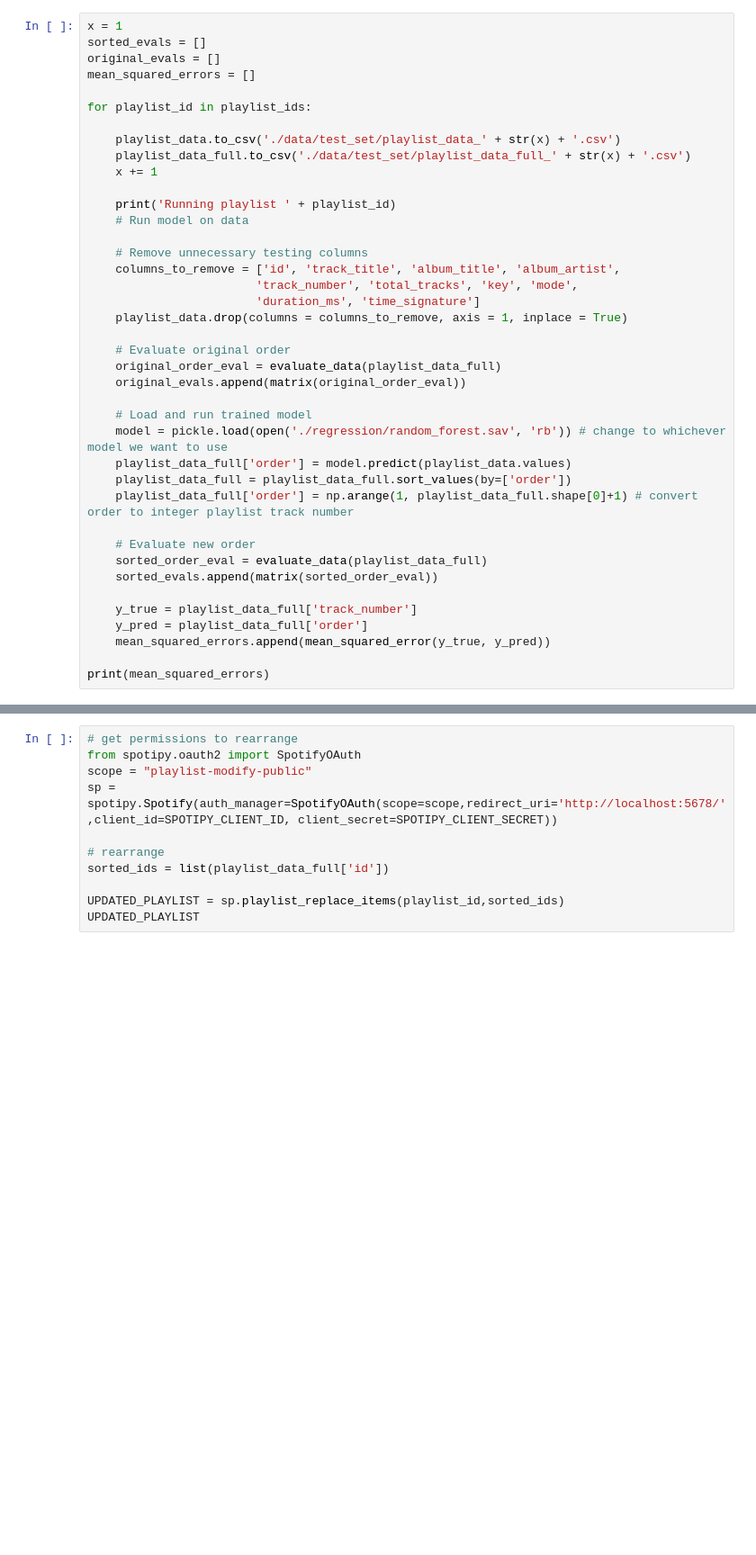
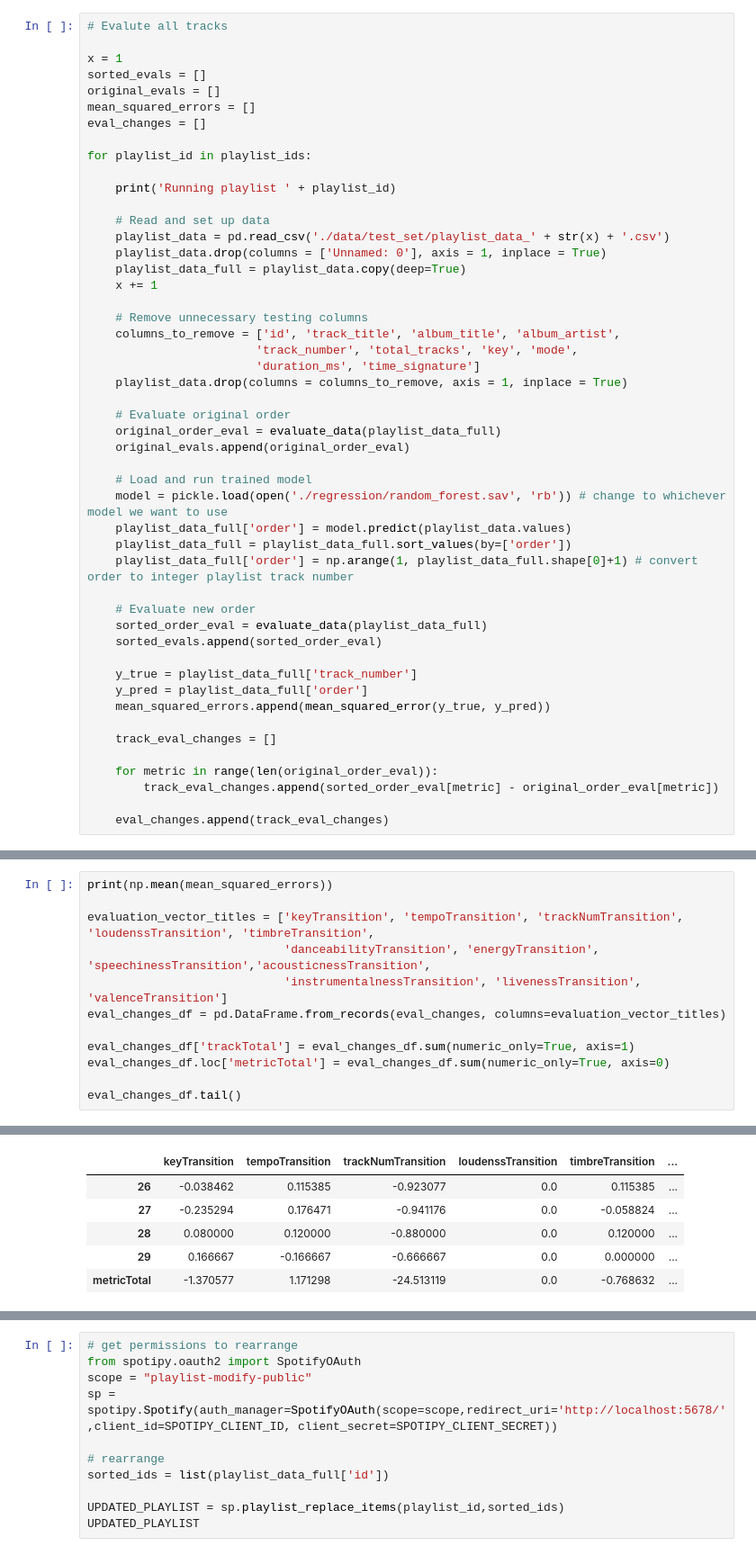
Before and after one commit to crispianm/SpotifySmartSort, a Jupyter notebook: playlist_testing.ipynb, the cells around one changed output, grey strips where cells are left out. Shown at 90% size. Saved outputs shown, nothing was run; the diff lists cells and outputs as text; blank space fills up the shorter version.

```diff
--- a/playlist_testing.ipynb
+++ b/playlist_testing.ipynb
@@ -95,19 +100,23 @@ for playlist_id in playlist_ids:
     playlist_data_full.to_csv('./data/test_set/playlist_data_full_' + str(x) + '.csv')
     x += 1
 # %%
+# Evalute all tracks
+
 x = 1
 sorted_evals = []
 original_evals = []
 mean_squared_errors = []
+eval_changes = []
 
 for playlist_id in playlist_ids:
 
-    playlist_data.to_csv('./data/test_set/playlist_data_' + str(x) + '.csv')
-    playlist_data_full.to_csv('./data/test_set/playlist_data_full_' + str(x) + '.csv')
+    print('Running playlist ' + playlist_id)
+
+    # Read and set up data
+    playlist_data = pd.read_csv('./data/test_set/playlist_data_' + str(x) + '.csv')
+    playlist_data.drop(columns = ['Unnamed: 0'], axis = 1, inplace = True)
+    playlist_data_full = playlist_data.copy(deep=True)
     x += 1
-
-    print('Running playlist ' + playlist_id)
-    # Run model on data
 
     # Remove unnecessary testing columns
     columns_to_remove = ['id', 'track_title', 'album_title', 'album_artist',
@@ -117,7 +126,7 @@ for playlist_id in playlist_ids:
 
     # Evaluate original order
     original_order_eval = evaluate_data(playlist_data_full)
-    original_evals.append(matrix(original_order_eval))
+    original_evals.append(original_order_eval)
 
     # Load and run trained model
     model = pickle.load(open('./regression/random_forest.sav', 'rb')) # change to whichever model we want to use
@@ -127,10 +136,15 @@ for playlist_id in playlist_ids:
 
     # Evaluate new order
     sorted_order_eval = evaluate_data(playlist_data_full)
-    sorted_evals.append(matrix(sorted_order_eval))
+    sorted_evals.append(sorted_order_eval)
 
     y_true = playlist_data_full['track_number']
     y_pred = playlist_data_full['order']
     mean_squared_errors.append(mean_squared_error(y_true, y_pred))
 
-print(mean_squared_errors)
+    track_eval_changes = []
+
+    for metric in range(len(original_order_eval)):
+        track_eval_changes.append(sorted_order_eval[metric] - original_order_eval[metric])
+
+    eval_changes.append(track_eval_changes)
@@ -143,0 +151,13 @@ print(changes)
+# %%
+print(np.mean(mean_squared_errors))
+
+evaluation_vector_titles = ['keyTransition', 'tempoTransition', 'trackNumTransition', 'loudenssTransition', 'timbreTransition',
+                            'danceabilityTransition', 'energyTransition', 'speechinessTransition','acousticnessTransition',
+                            'instrumentalnessTransition', 'livenessTransition', 'valenceTransition']
+eval_changes_df = pd.DataFrame.from_records(eval_changes, columns=evaluation_vector_titles)
+
+eval_changes_df['trackTotal'] = eval_changes_df.sum(numeric_only=True, axis=1)
+eval_changes_df.loc['metricTotal'] = eval_changes_df.sum(numeric_only=True, axis=0)
+
+eval_changes_df.tail()
+# %% [output]
@@ -143,0 +165,6 @@ print(changes)
+|  | keyTransition | tempoTransition | trackNumTransition | loudenssTransition | timbreTransition | ... |
+| 26 | -0.038462 | 0.115385 | -0.923077 | 0.0 | 0.115385 | ... |
+| 27 | -0.235294 | 0.176471 | -0.941176 | 0.0 | -0.058824 | ... |
+| 28 | 0.080000 | 0.120000 | -0.880000 | 0.0 | 0.120000 | ... |
+| 29 | 0.166667 | -0.166667 | -0.666667 | 0.0 | 0.000000 | ... |
+| metricTotal | -1.370577 | 1.171298 | -24.513119 | 0.0 | -0.768632 | ... |
```
Also changed, not shown: parts of 7 cells of this notebook, 10 other files.
